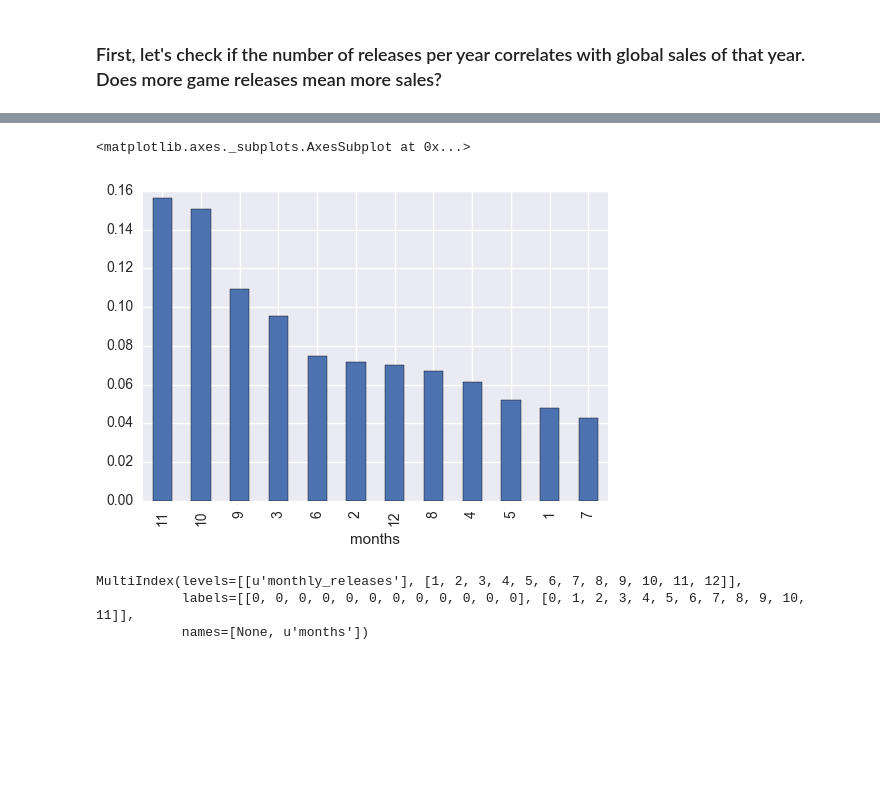
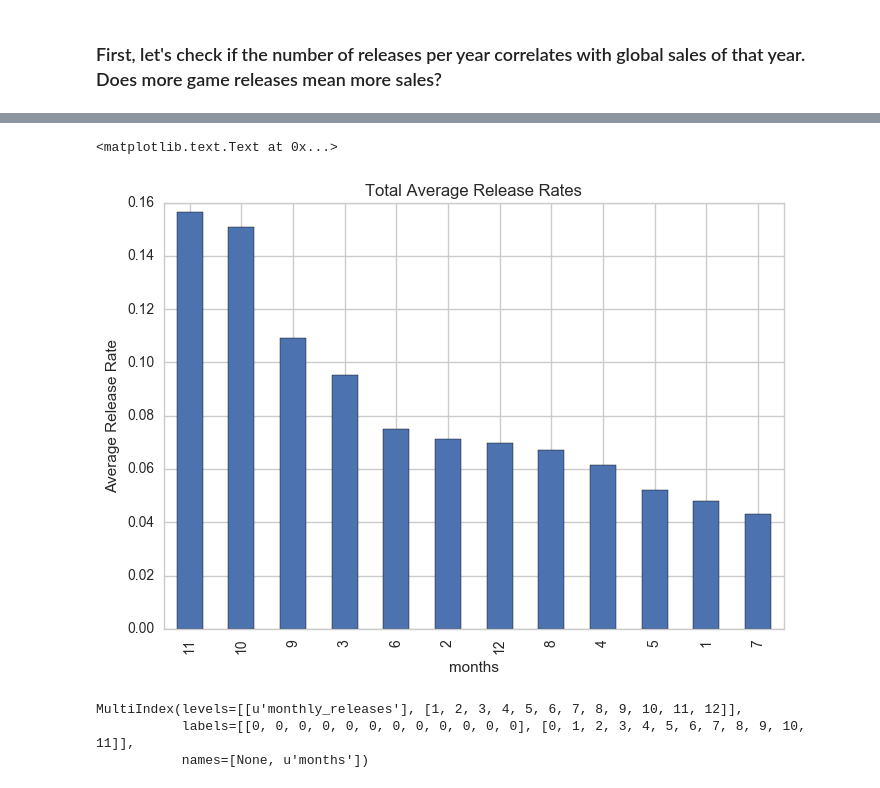
Before and after one commit to s-leung/videogameproject, a Jupyter notebook: November.ipynb, the cells around one changed output, grey strips where cells are left out. Saved outputs shown, nothing was run; the diff lists cells and outputs as text; code cells hidden in the pictures; blank space fills up the shorter version.

```diff
--- a/November.ipynb
+++ b/November.ipynb
@@ -9,6 +9,12 @@ from __future__ import division
 import math
 import statsmodels.api as sm
 from statsmodels.formula.api import ols
+sns.set()
+
+sns.set_style('whitegrid')
+
+from statsmodels.stats.multicomp import pairwise_tukeyhsd
+from statsmodels.stats.multicomp import MultiComparison
 # %%
 df = pd.read_csv('cleaned_vg_df.csv' )
 df.drop('Unnamed: 0', axis=1, inplace=True)
@@ -68,6 +97,6 @@ nn = nn.dropna()
 # %%
-stats = nn.monthly_releases.describe()
-stats
+stat_df = nn.monthly_releases.describe()
+stat_df
 # %% [output]
 | months | 1 | 2 | 3 | 4 | 5 | 6 | 7 | 8 | 9 | 10 | 11 | ... |
 | count | 19.000000 | 19.000000 | 19.000000 | 19.000000 | 19.000000 | 19.000000 | 19.000000 | 19.000000 | 19.000000 | 19.000000 | 19.000000 | ... |
@@ -79,10 +108,12 @@ stats
 | 75% | 0.056962 | 0.088532 | 0.113923 | 0.074520 | 0.064139 | 0.087344 | 0.048916 | 0.077767 | 0.123975 | 0.159646 | 0.169886 | ... |
 | max | 0.106557 | 0.128788 | 0.132701 | 0.085308 | 0.090909 | 0.116071 | 0.067708 | 0.093333 | 0.226667 | 0.198582 | 0.236607 | ... |
 # %%
-stats.loc['mean',:].sort_values(ascending=False).plot(kind='bar')
+stat_df.loc['mean',:].sort_values(ascending=False).plot(kind='bar')
+plt.ylabel('Average Release Rate')
+plt.title('Total Average Release Rates')
 # %% [output]
-<matplotlib.axes._subplots.AxesSubplot at 0x...>
+<matplotlib.text.Text at 0x...>
-[figure, old version]
+[figure, new version]
 # %%
 nn.columns
 # %% [output]
```
Also changed, not shown: parts of 26 cells of this notebook.
